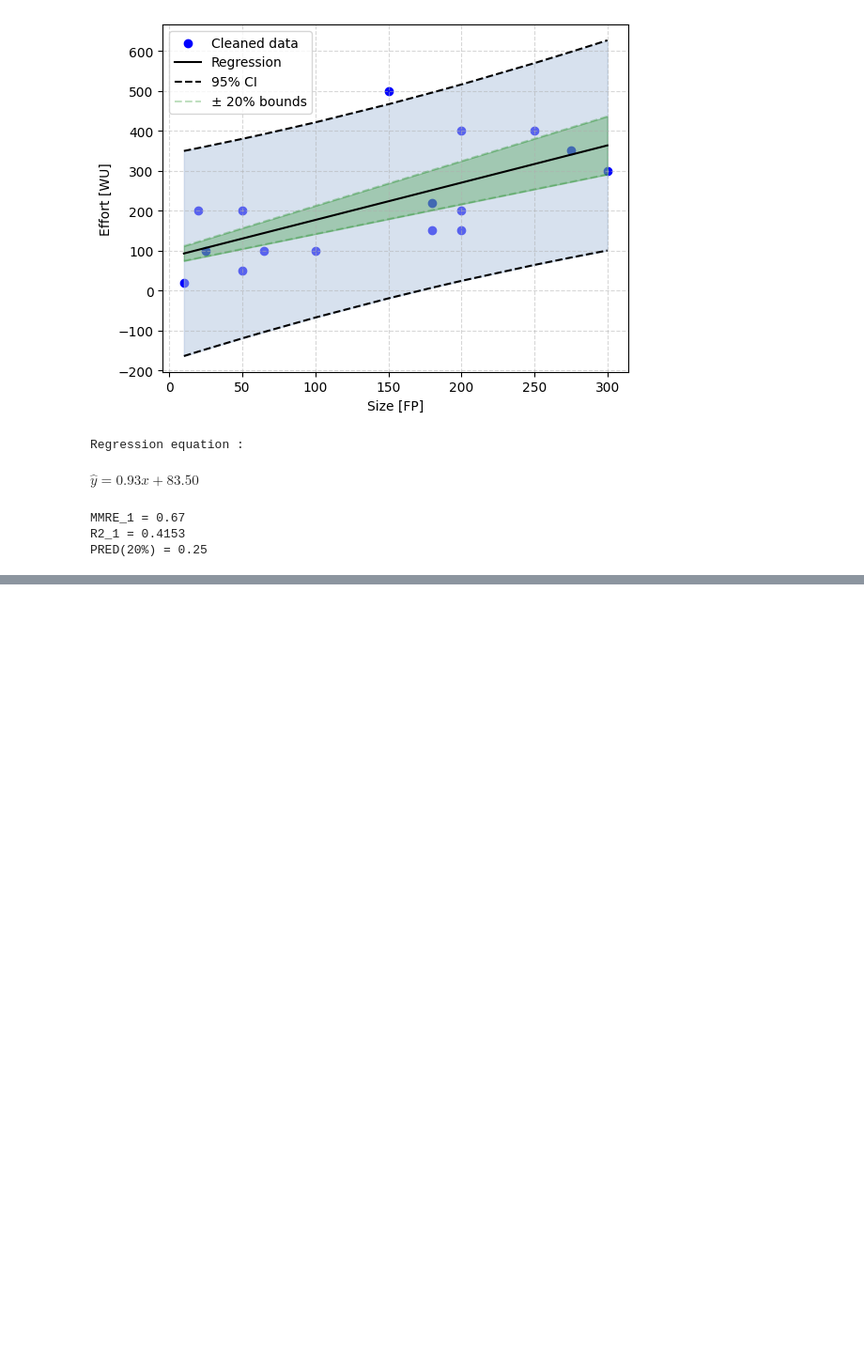
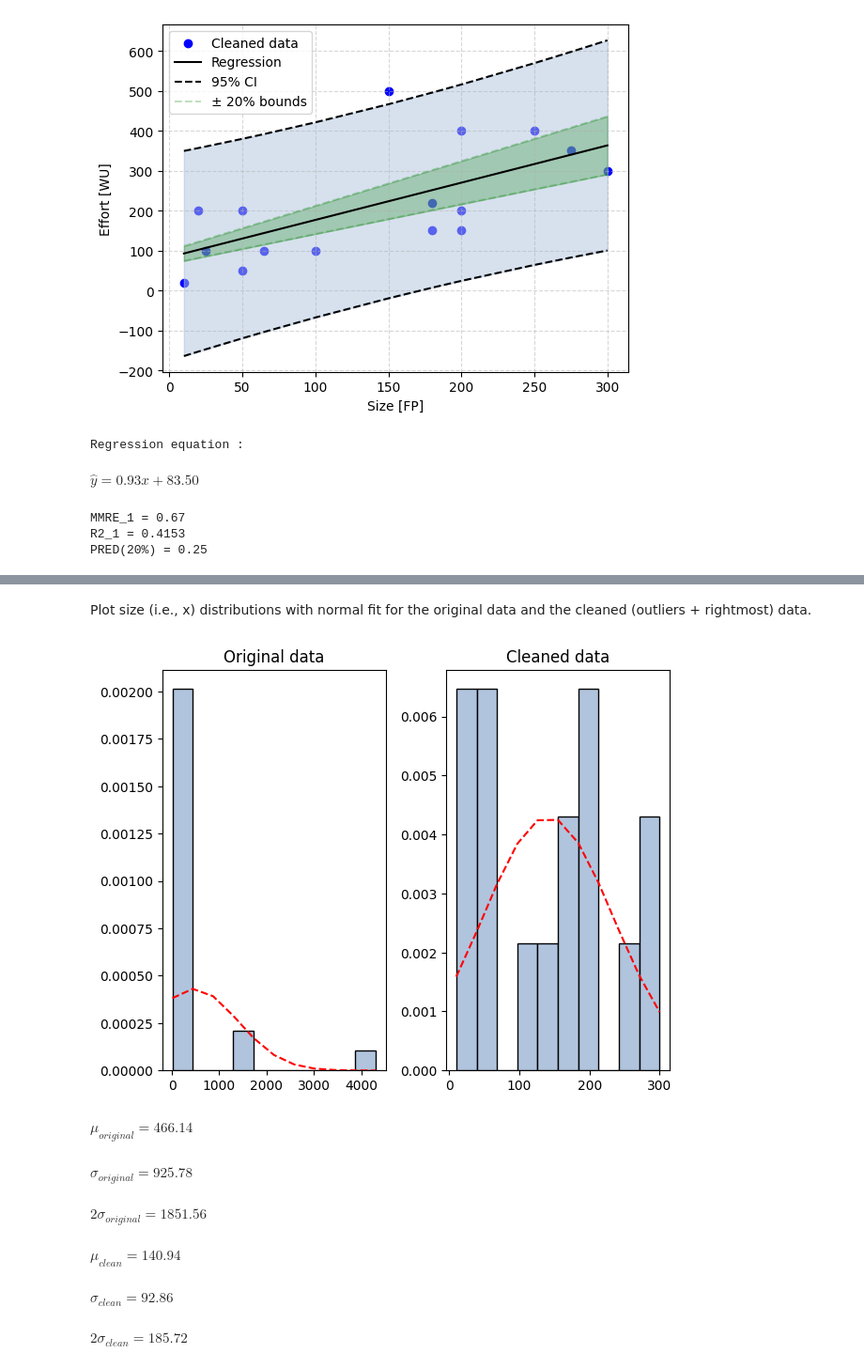
Before and after one commit to iannickgagnon/software_estimation_analysis_1_2023, a Jupyter notebook: main.ipynb, the cells around one changed output, grey strips where cells are left out. Shown: that part at 94% size. Drawn from its saved outputs; the diff is of its cells as text; code cells hidden in the pictures; blank space fills up the shorter version.

Commit message:
Added distribution analysis.

```diff
--- a/main.ipynb
+++ b/main.ipynb
@@ -632,0 +630,80 @@ PRED(20%) = 0.25
+# %% [markdown]
+Plot size (i.e., x) distributions with normal fit for the original data and the cleaned (outliers + rightmost) data.
+# %%
+def calculate_histogram_normal_vector(bins, mu, sigma):
+  """
+  Calculates the y-values of a normal distribution curve given the bins, mean, and standard deviation.
+
+  Args:
+      bins (np.ndarray): The x-values of the histogram bins.
+      mu (float): The mean of the normal distribution.
+      sigma (float): The standard deviation of the normal distribution.
+
+  Returns:
+      (np.ndarray): The y-values of the normal curve fit.
+  """
+
+  # Fit normal curve from equation
+  y = ((1 / (np.sqrt(2 * np.pi) * sigma)) * np.exp(-0.5 * (1 / sigma * (bins - mu))**2))
+
+  return y
+# %%
+def generate_plot_4():
+
+  # Get the original data
+  x_original, y_original = get_data()
+
+  # Remove outliers and build model
+  x_clean, y_clean, x_outliers, y_outliers, model_no_outliers = build_model_remove_outliers(x_original, y_original)
+
+  # Remove the rightmost data point
+  x_removed_outliers, y_removed_outliers = model_data_remove_rightmost(x_clean, y_clean)
+
+  # Initialize figure and axes
+  fig, (ax1, ax2) = plt.subplots(1,2)
+
+  # Histograms with normal density estimations
+  _, bins_original, _ = ax1.hist(x_original, color='lightsteelblue', edgecolor='k', density=1)
+  _, bins_clean, _ = ax2.hist(x_removed_outliers, color='lightsteelblue', edgecolor='k', density=1)
+
+  # Show corresponding normal distributions
+  mu_original = np.mean(x_original)
+  sigma_original = np.std(x_original)
+  y_original_normal = calculate_histogram_normal_vector(bins_original, mu_original, sigma_original)
+  ax1.plot(bins_original, y_original_normal, '--', color='r')
+
+  mu_clean = np.mean(x_removed_outliers)
+  sigma_clean = np.std(x_removed_outliers)
+  y_clean_normal = calculate_histogram_normal_vector(bins_clean, mu_clean, sigma_clean)
+  ax2.plot(bins_clean, y_clean_normal, '--', color='r')
+
+  # Prevent clipping of ylabel
+  fig.tight_layout()
+
+  # Decorate plot
+  ax1.set_title('Original data')
+  ax2.set_title('Cleaned data')
+
+  # Show plot
+  plt.show()
+
+  # Show summary statistics
+  print('')
+  display(Math(r'\mu_{original} = ' + f'{mu_original:.2f}'))
+  display(Math(r'\sigma_{original} = ' + f'{sigma_original:.2f}'))
+  display(Math(r'2\sigma_{original} = ' + f'{2 * sigma_original:.2f}'))
+  print('')
+  display(Math(r'\mu_{clean} = ' + f'{mu_clean:.2f}'))
+  display(Math(r'\sigma_{clean} = ' + f'{sigma_clean:.2f}'))
+  display(Math(r'2\sigma_{clean} = ' + f'{2 * sigma_clean:.2f}'))
+
+
+generate_plot_4()
+# %% [output]
+[figure, added]
+$\displaystyle \mu_{original} = 466.14$
+$\displaystyle \sigma_{original} = 925.78$
+$\displaystyle 2\sigma_{original} = 1851.56$
+$\displaystyle \mu_{clean} = 140.94$
+$\displaystyle \sigma_{clean} = 92.86$
+$\displaystyle 2\sigma_{clean} = 185.72$
```
Also changed, not shown: parts of 4 cells of this notebook.
